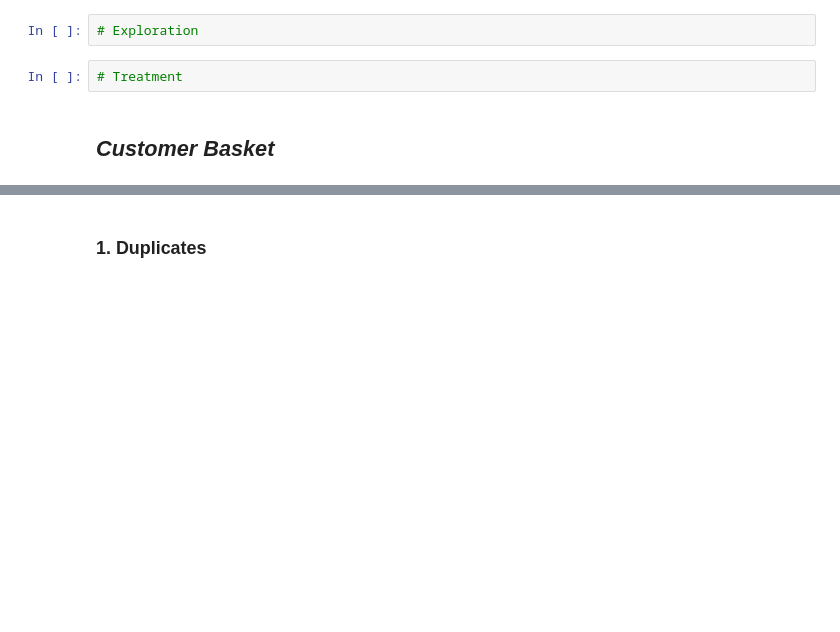
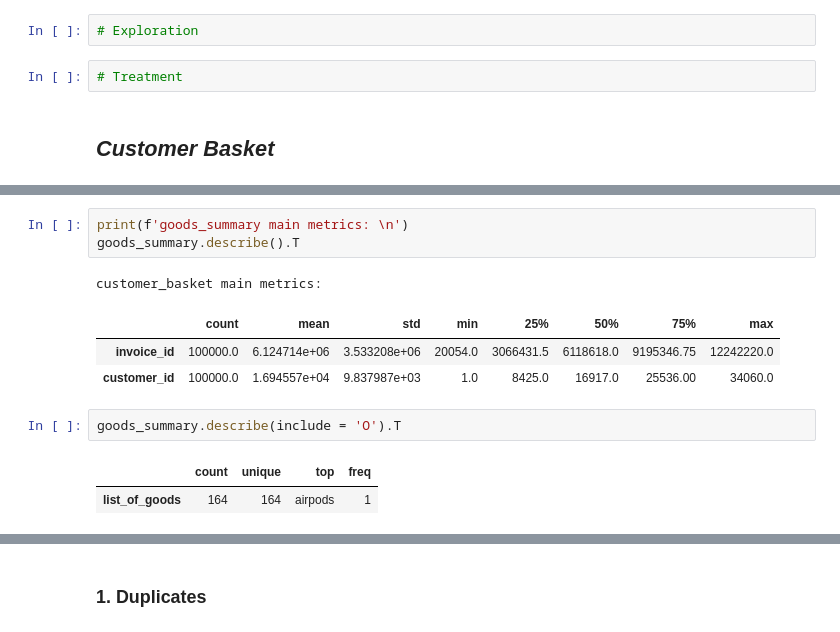
Before and after one commit to beatrizmarques2005/customer_segmentation, a Jupyter notebook: notebook_testing/preprocessing.ipynb, the cells around one changed output, grey strips where cells are left out. Saved outputs shown, nothing was run; the diff lists cells and outputs as text; blank space fills up the shorter version.

```diff
--- a/notebook_testing/preprocessing.ipynb
+++ b/notebook_testing/preprocessing.ipynb
@@ -102,0 +168,13 @@ cus
+# %%
+print(f'goods_summary main metrics: \n')
+goods_summary.describe().T
+# %% [output]
+customer_basket main metrics:
+|  | count | mean | std | min | 25% | 50% | 75% | max |
+| invoice_id | 100000.0 | 6.124714e+06 | 3.533208e+06 | 20054.0 | 3066431.5 | 6118618.0 | 9195346.75 | 12242220.0 |
+| customer_id | 100000.0 | 1.694557e+04 | 9.837987e+03 | 1.0 | 8425.0 | 16917.0 | 25536.00 | 34060.0 |
+# %%
+goods_summary.describe(include = 'O').T
+# %% [output]
+|  | count | unique | top | freq |
+| list_of_goods | 164 | 164 | airpods | 1 |
```
Also changed, not shown: parts of 13 cells of this notebook.
